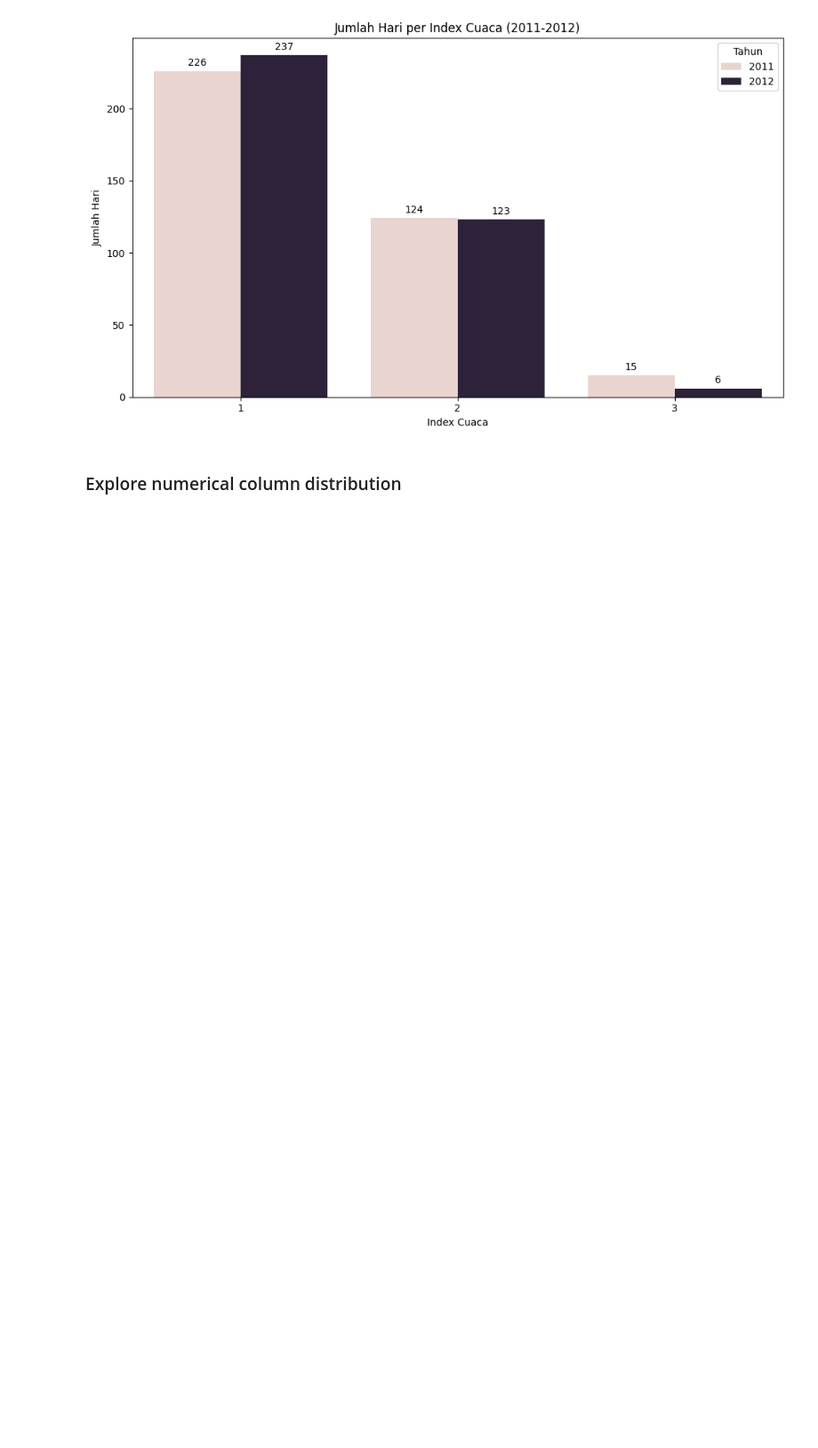
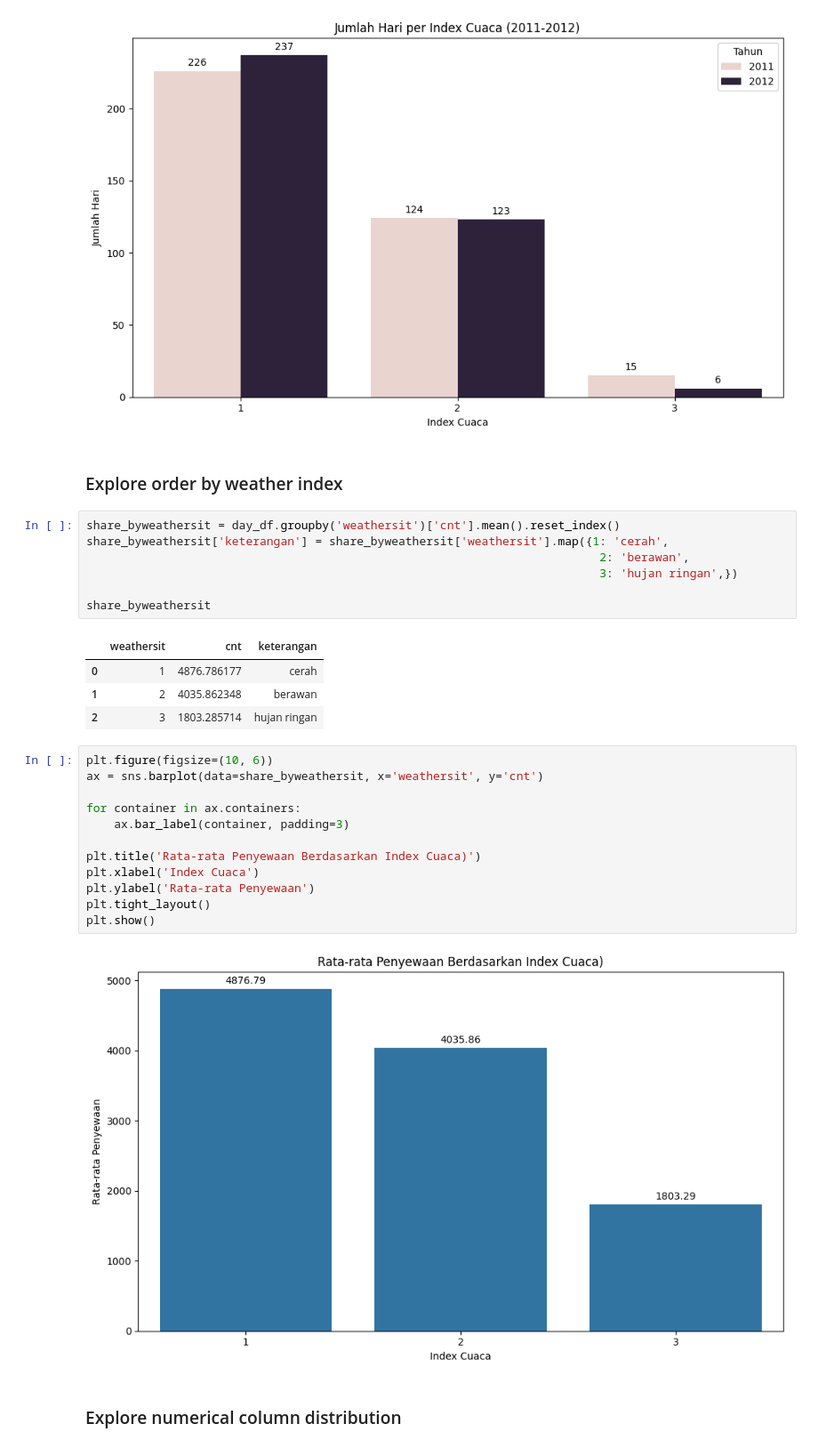
Before and after one commit to keichiioo/bike-sharing-dashboard, a Jupyter notebook: notebook.ipynb, the cells around one changed output. Shown at 89% size. Saved outputs shown, nothing was run; the diff lists cells and outputs as text; blank space fills up the shorter version.

```diff
--- a/notebook.ipynb
+++ b/notebook.ipynb
@@ -488,6 +487,34 @@ plt.tight_layout()
 plt.show()
 # %% [output]
 [figure]
+# %% [markdown]
+### Explore order by weather index
+# %%
+share_byweathersit = day_df.groupby('weathersit')['cnt'].mean().reset_index()
+share_byweathersit['keterangan'] = share_byweathersit['weathersit'].map({1: 'cerah',
+                                                                          2: 'berawan',
+                                                                          3: 'hujan ringan',})
+
+share_byweathersit
+# %% [output]
+|  | weathersit | cnt | keterangan |
+| 0 | 1 | 4876.786177 | cerah |
+| 1 | 2 | 4035.862348 | berawan |
+| 2 | 3 | 1803.285714 | hujan ringan |
+# %%
+plt.figure(figsize=(10, 6))
+ax = sns.barplot(data=share_byweathersit, x='weathersit', y='cnt')
+
+for container in ax.containers:
+    ax.bar_label(container, padding=3)
+
+plt.title('Rata-rata Penyewaan Berdasarkan Index Cuaca)')
+plt.xlabel('Index Cuaca')
+plt.ylabel('Rata-rata Penyewaan')
+plt.tight_layout()
+plt.show()
+# %% [output]
+[figure, added]
 # %% [markdown]
 ### Explore numerical column distribution
 # %%
```
Also changed, not shown: parts of 7 cells of this notebook.
